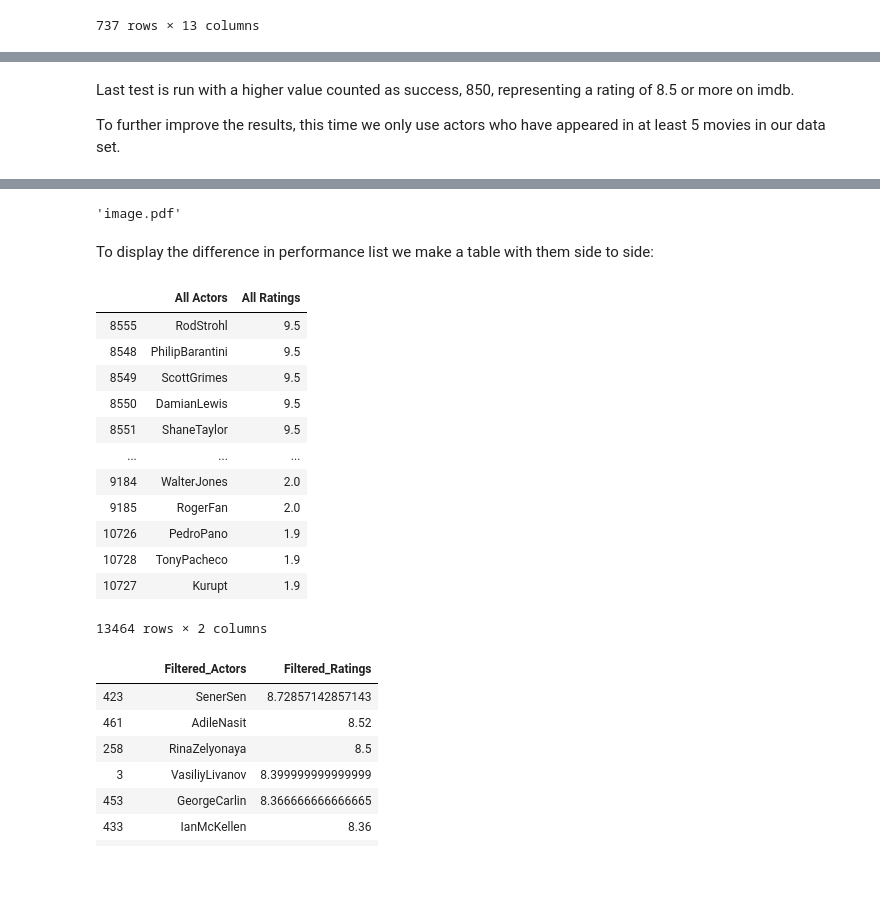
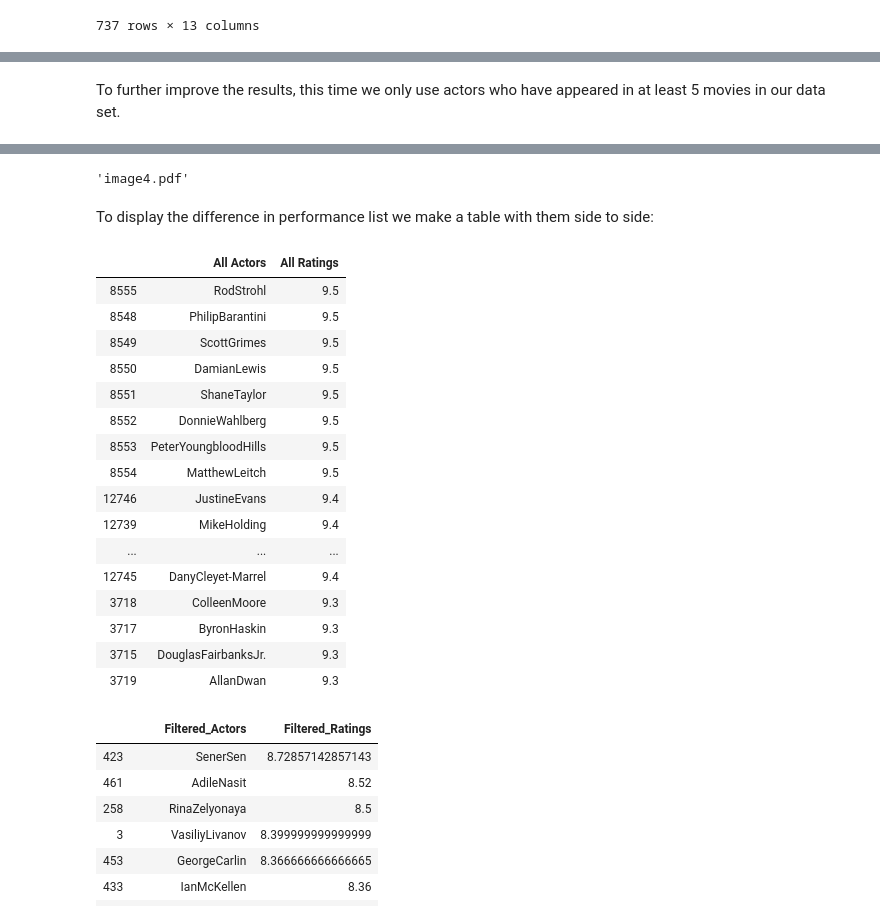
Before and after one commit to Vildmusen/Data_Mining, a Jupyter notebook: Data Mining Project.ipynb, the cells around one changed output, grey strips where cells are left out. Saved outputs shown, nothing was run; the diff lists cells and outputs as text; code cells hidden in the pictures; blank space fills up the shorter version.

```diff
--- a/Data Mining Project.ipynb
+++ b/Data Mining Project.ipynb
@@ -743,5 +759,46 @@ graph.render("image",view=True)
 # %% [markdown]
-Last test is run with a higher value counted as success, 850, representing a rating of 8.5 or more on imdb.
-
 To further improve the results, this time we only use actors who have appeared in at least 5 movies in our data set.
+# %%
+actor5_avg_scores = []
+director5_avg_scores = []
+writer5_avg_scores = []
+producer5_avg_scores = []
+composer5_avg_scores = []
+
+with open('actors5.csv', newline='', encoding='utf-8') as f:
+    reader = csv.reader(f)
+    for row in reader:
+        if(len(row) > 0):
+            actor5_avg_scores.append(row)
+with open('actors5.csv', newline='', encoding='utf-8') as f:
+    reader = csv.reader(f)
+    for row in reader:
+        if(len(row) > 0):
+            director5_avg_scores.append(row)
+with open('actors5.csv', newline='', encoding='utf-8') as f:
+    reader = csv.reader(f)
+    for row in reader:
+        if(len(row) > 0):
+            writer5_avg_scores.append(row)
+with open('actors5.csv', newline='', encoding='utf-8') as f:
+    reader = csv.reader(f)
+    for row in reader:
+        if(len(row) > 0):
+            producer5_avg_scores.append(row)
+with open('actors5.csv', newline='', encoding='utf-8') as f:
+    reader = csv.reader(f)
+    for row in reader:
+        if(len(row) > 0):
+            composer5_avg_scores.append(row)
+
+for pair in actor5_avg_scores:
+    pair[1] = float(pair[1])
+for pair in director5_avg_scores:
+    pair[1] = float(pair[1])
+for pair in writer5_avg_scores:
+    pair[1] = float(pair[1])
+for pair in producer5_avg_scores:
+    pair[1] = float(pair[1])
+for pair in composer5_avg_scores:
+    pair[1] = float(pair[1])
 # %%
@@ -784,46 +855,50 @@ tree_plot
 # %% [output]
 [drawing not drawn]
 # %%
-graph = graphviz.Source(temp)
-graph.render("image",view=True)
+graph = graphviz.Source(source4)
+graph.render("image4",view=True)
 # %% [output]
-'image.pdf'
+'image4.pdf'
 # %% [markdown]
 To display the difference in performance list we make a table with them side to side:
 # %%
 actors = []
 actors5 = []
 
 with open('actors.csv', newline='', encoding='utf-8') as f:
     reader = csv.reader(f)
     for row in reader:
         if(len(row) > 0):
             actors.append(row)
 
 with open('actors5.csv', newline='', encoding='utf-8') as f:
     reader = csv.reader(f)
     for row in reader:
         if(len(row) > 0):
             actors5.append(row)
 
 actor_avg_scores_df = pd.DataFrame(actors)
 actor_avg_scores_df = actor_avg_scores_df.sort_values(by=[1], ascending=False)
 actor_avg_scores_df = actor_avg_scores_df.rename(columns={0:"All Actors",1:"All Ratings"})
-actor_avg_scores_df
+actor_avg_scores_df.head(20)
 # %% [output]
 |  | All Actors | All Ratings |
 | 8555 | RodStrohl | 9.5 |
 | 8548 | PhilipBarantini | 9.5 |
 | 8549 | ScottGrimes | 9.5 |
 | 8550 | DamianLewis | 9.5 |
 | 8551 | ShaneTaylor | 9.5 |
+| 8552 | DonnieWahlberg | 9.5 |
+| 8553 | PeterYoungbloodHills | 9.5 |
+| 8554 | MatthewLeitch | 9.5 |
+| 12746 | JustineEvans | 9.4 |
+| 12739 | MikeHolding | 9.4 |
 | ... | ... | ... |
-| 9184 | WalterJones | 2.0 |
-| 9185 | RogerFan | 2.0 |
-| 10726 | PedroPano | 1.9 |
-| 10728 | TonyPacheco | 1.9 |
-| 10727 | Kurupt | 1.9 |
+| 12745 | DanyCleyet-Marrel | 9.4 |
+| 3718 | ColleenMoore | 9.3 |
+| 3717 | ByronHaskin | 9.3 |
+| 3715 | DouglasFairbanksJr. | 9.3 |
+| 3719 | AllanDwan | 9.3 |
-13464 rows × 2 columns
 # %%
 actor5_avg_scores_df = pd.DataFrame(actors5)
 actor5_avg_scores_df = actor5_avg_scores_df.sort_values(by=[1], ascending=False)
```
Also changed, not shown: parts of 25 cells of this notebook.
